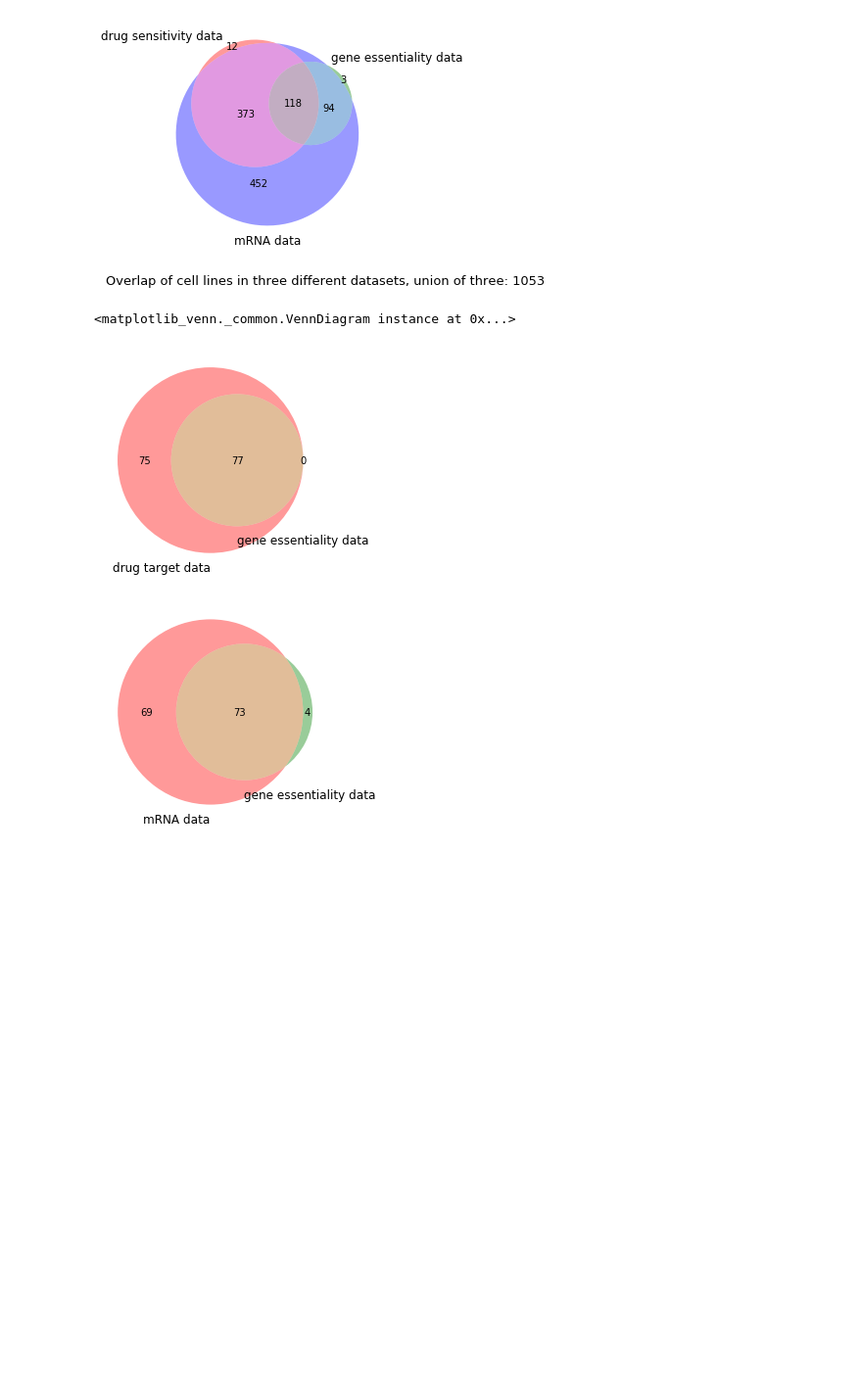
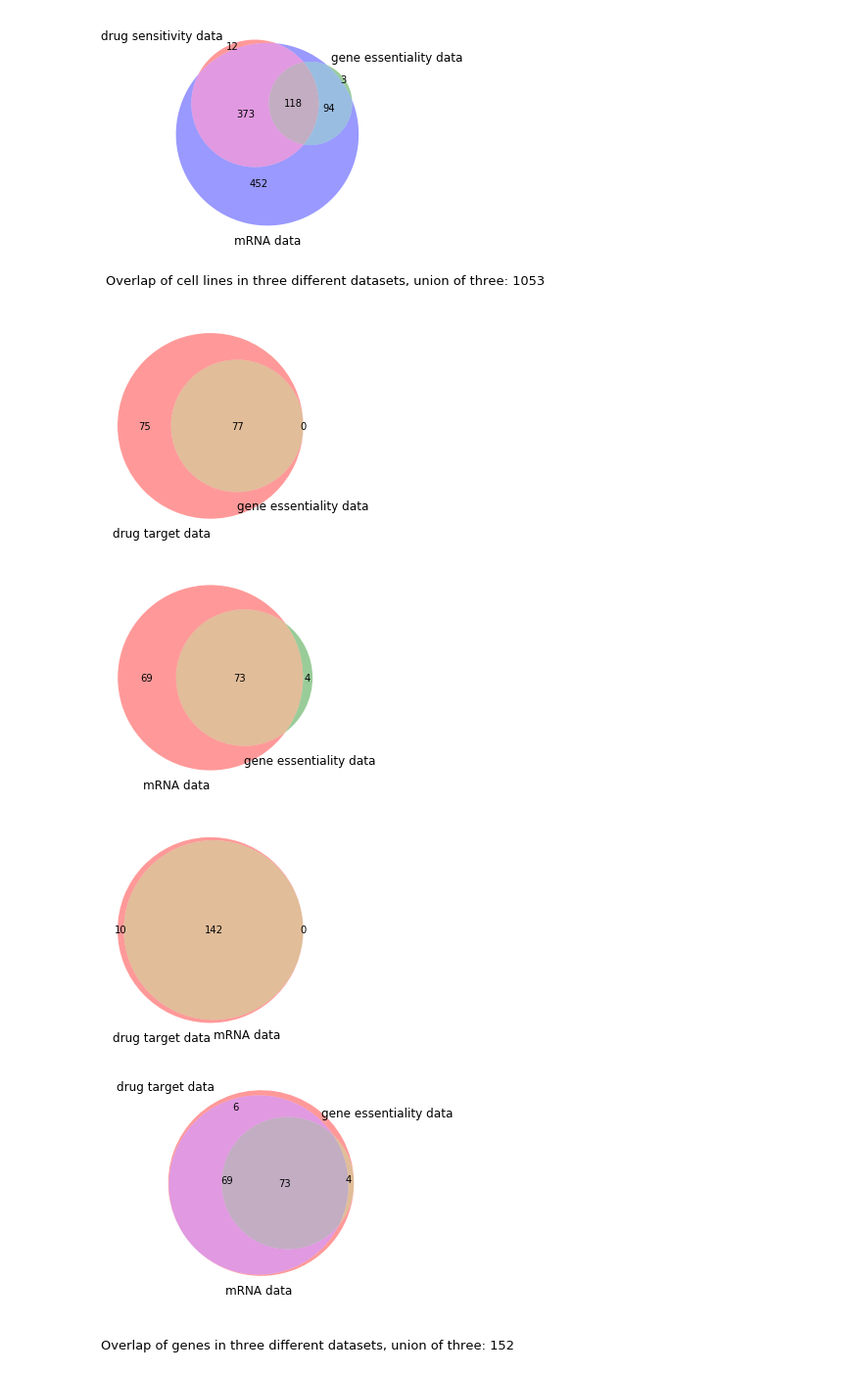
Before and after one commit to MollyZhang/drug_sensitivity_ML, a Jupyter notebook: profiling/Venn_diagrams.ipynb, the cells around one changed output. Shown at 98% size. Saved outputs shown, nothing was run; the diff lists cells and outputs as text; code cells hidden in the pictures; blank space fills up the shorter version.

Commit message:
plot venn diagram of cell-drug pair

```diff
--- a/profiling/Venn_diagrams.ipynb
+++ b/profiling/Venn_diagrams.ipynb
@@ -30,25 +30,25 @@ plt.savefig("../plots/cell_line_venn.png", dpi=200, bbox_inches='tight')
 # %%
 # Overlap between Genes
 
 drug_target_file = "../psl/data/first_model/drug_target.txt"
 drug_target_df = pd.read_csv(drug_target_file, delimiter="\t", header=None)
 gene_target_set = set(drug_target_df[1])
 essential_gene_set = set(essential_df[1])
 active_gene_set = set(active_df[1])
 plt.figure(1)
 venn2(subsets=[gene_target_set, essential_gene_set], set_labels=["drug target data", "gene essentiality data"])
 plt.figure(2)
 venn2(subsets=[active_gene_set, essential_gene_set], set_labels=["mRNA data", "gene essentiality data"])
 plt.figure(3)
-venn2(subsets=[gene_target_set, active_gene_set], set_labels=["drug target data", "gene essentiality data"])
+venn2(subsets=[gene_target_set, active_gene_set], set_labels=["drug target data", "mRNA data"])
 
-
-
-#labels = ["drug target data", "gene essentiality data", "mRNA data"]
-#venn3(subsets=[gene_target_set, essential_gene_set, active_gene_set], set_labels=labels)
-#plt.text(-1, -1, "Overlap of genes in three different datasets, union of three: 152", fontsize=13)
-#plt.savefig("../plots/gene_venn.png", dpi=200, bbox_inches='tight')
+plt.figure(4)
+labels = ["drug target data", "gene essentiality data", "mRNA data"]
+venn3(subsets=[gene_target_set, essential_gene_set, active_gene_set], set_labels=labels)
+plt.text(-1, -1, "Overlap of genes in three different datasets, union of three: 152", fontsize=13)
+plt.savefig("../plots/gene_venn.png", dpi=200, bbox_inches='tight')
 # %% [output]
-<matplotlib_venn._common.VennDiagram instance at 0x...>
 [figure]
 [figure]
+[figure, added]
+[figure, added]
```
Also changed, not shown: parts of 1 cell of this notebook, 1 other file.
